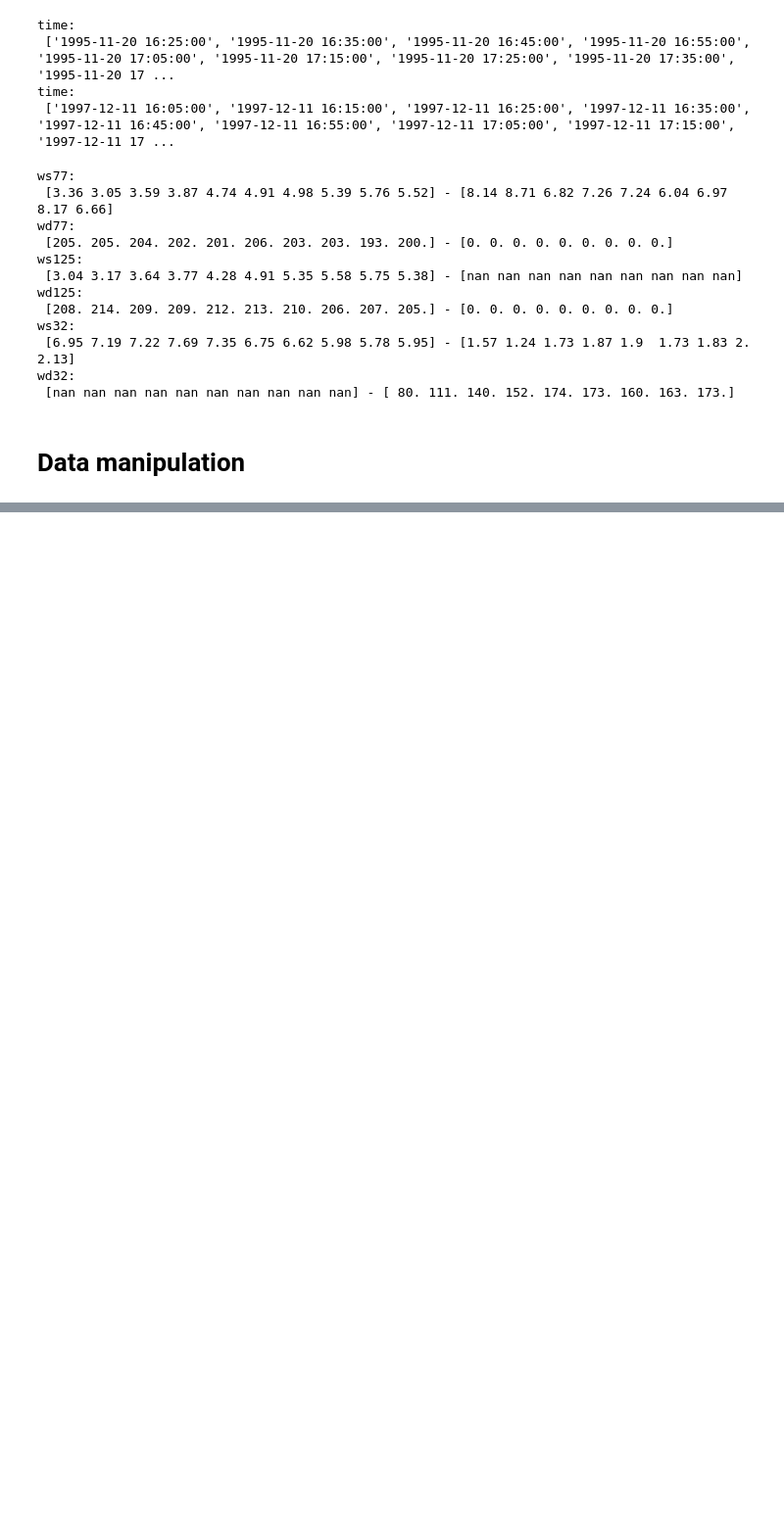
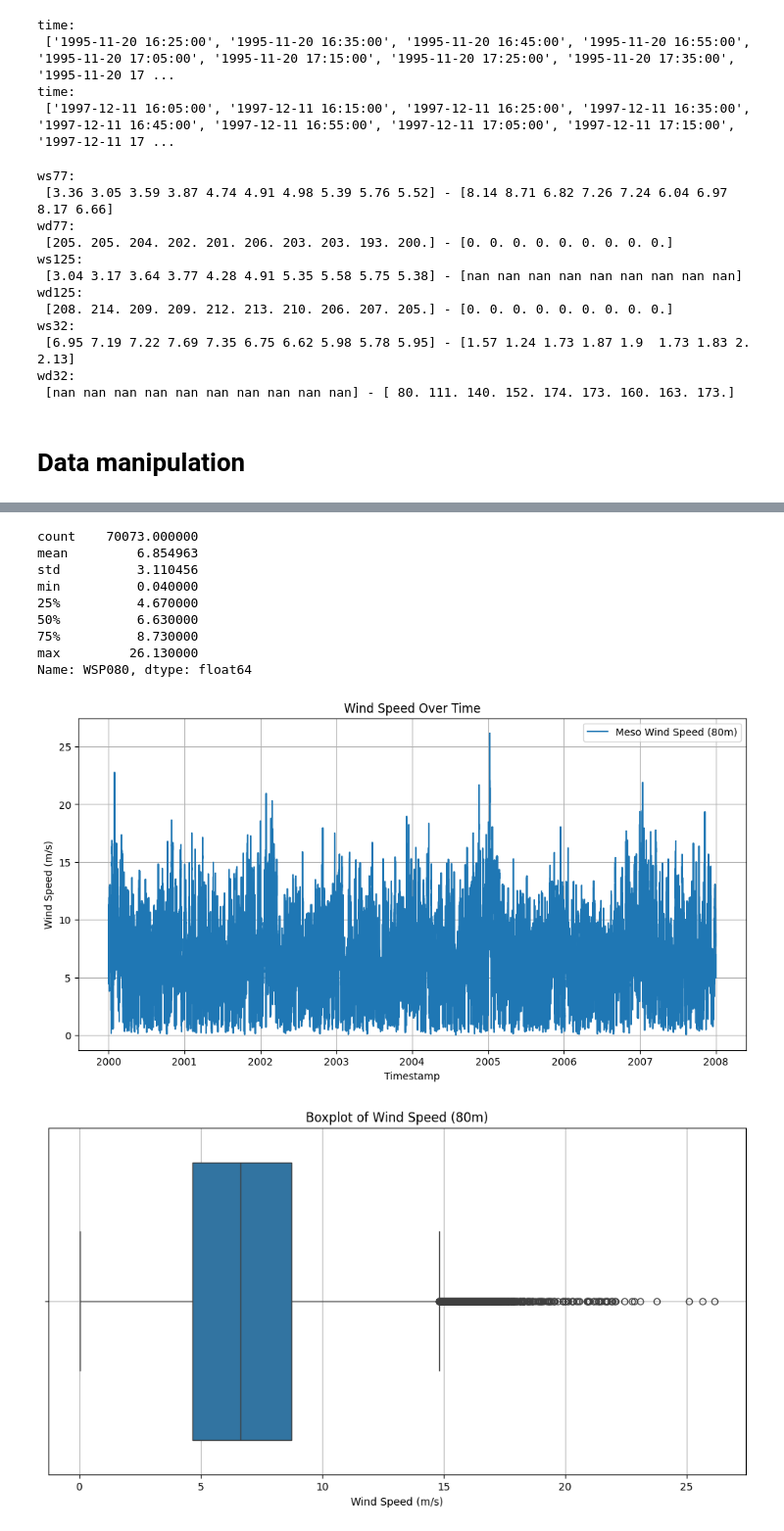
Before and after one commit to radoslavKiryazov/MAL, a Jupyter notebook: Assignment 3/3. Vestas - Predicting Wind Speed.ipynb, the cells around one changed output, grey strips where cells are left out. Shown at 98% size. Cells and saved outputs as stored; diff of their text form; code cells hidden in the pictures; blank space fills up the shorter version.

```diff
--- a/Assignment 3/3. Vestas - Predicting Wind Speed.ipynb
+++ b/Assignment 3/3. Vestas - Predicting Wind Speed.ipynb
@@ -330,0 +288,8 @@ print(mast_df[['time', 'time_utc']].head())
+# %%
+# more feature engineering - two-dimensional velocity for mast
+meso_df['velocity_u'] = meso_df['WSP080'] * meso_df['u']
+meso_df['velocity_v'] = meso_df['WSP080'] * meso_df['v']
+
+# and target engineering
+mast_df['velocity_u'] = mast_df['ws77'] * mast_df['u']
+mast_df['velocity_v'] = mast_df['ws77'] * mast_df['v']
@@ -347,0 +414,33 @@ KeyError: "None of ['time_utc'] are in the columns"
+# %%
+display(meso_df['WSP080'].describe())
+import matplotlib.pyplot as plt
+
+# Plot the wind speed data
+plt.figure(figsize=(12, 6))
+plt.plot(meso_df['TIMESTAMP'], meso_df['WSP080'], label='Meso Wind Speed (80m)')
+plt.xlabel('Timestamp')
+plt.ylabel('Wind Speed (m/s)')
+plt.title('Wind Speed Over Time')
+plt.legend()
+plt.grid(True)
+plt.show()
+
+# Plot the wind speed data as a boxplot
+plt.figure(figsize=(12, 6))
+sns.boxplot(x=meso_df['WSP080'])
+plt.xlabel('Wind Speed (m/s)')
+plt.title('Boxplot of Wind Speed (80m)')
+plt.grid(True)
+plt.show()
+# %% [output]
+count    70073.000000
+mean         6.854963
+std          3.110456
+min          0.040000
+25%          4.670000
+50%          6.630000
+75%          8.730000
+max         26.130000
+Name: WSP080, dtype: float64
+[figure, added]
+[figure, added]
```
Also changed, not shown: parts of 26 cells of this notebook.
